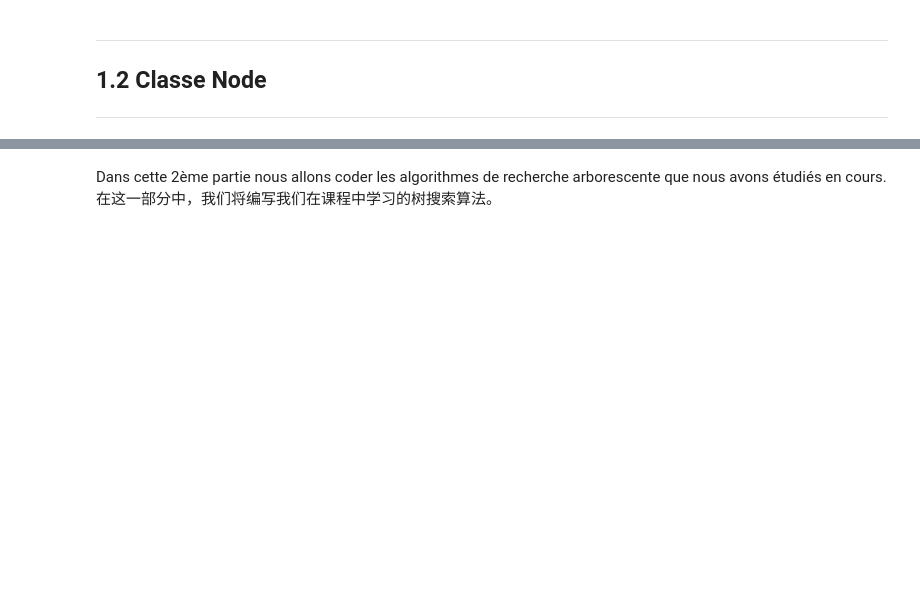
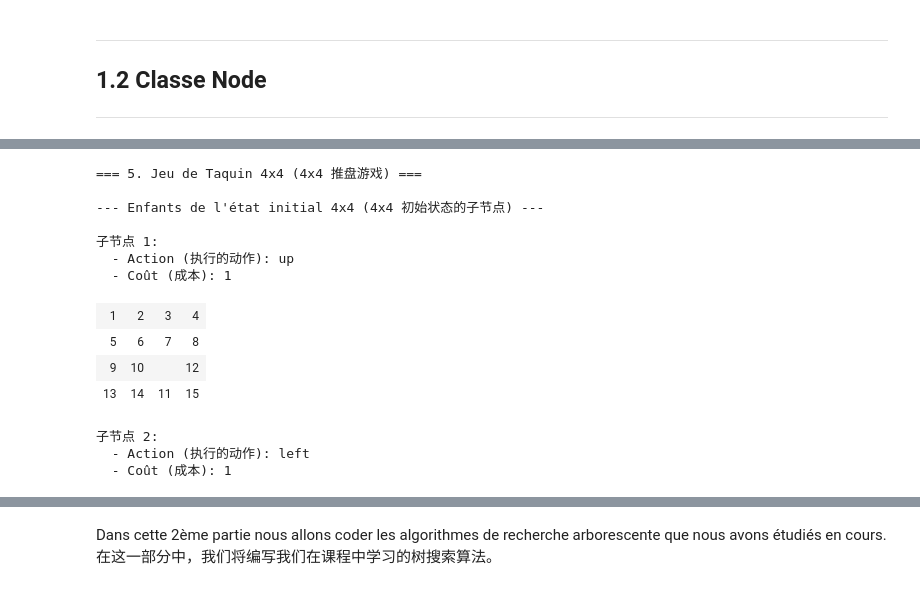
Before and after one commit to Kant-Righteous/AI-Learning, a Jupyter notebook: TP/Exercise/TP/TP1/翻译_TP_Recherche_Arborescente_Non_informee.ipynb, the cells around one changed output, grey strips where cells are left out. Saved outputs shown, nothing was run; the diff lists cells and outputs as text; code cells hidden in the pictures; blank space fills up the shorter version.

```diff
--- a/TP/Exercise/TP/TP1/翻译_TP_Recherche_Arborescente_Non_informee.ipynb
+++ b/TP/Exercise/TP/TP1/翻译_TP_Recherche_Arborescente_Non_informee.ipynb
@@ -242,2 +301,68 @@ class Node:
 5. Répétez toutes les étapes pour un jeu de taquin 4x4.
 5. 对 4x4 推盘游戏重复所有步骤。
+# %%
+# ==========================================
+# 第一部分：3x3 推盘游戏
+# ==========================================
+print("=== 1. Jeu de Taquin 3x3 (3x3 推盘游戏) ===")
+
+# 1. 创建 3x3 游戏实例
+initial_state_3x3 = [
+    [1, 2, 3],
+    [4, 0, 6],  # 0 在中间
+    [7, 5, 8]
+]
+goal_state_3x3 = [
+    [1, 2, 3],
+    [4, 5, 6],
+    [7, 8, 0]
+]
+problem_3x3 = Taquin(initial_state_3x3, goal_state_3x3, size=3)
+
+# 2. 创建代表初始状态的节点 (根节点)
+root_node_3x3 = Node(problem_3x3.initial_state)
+
+# 3. & 4. 扩展当前节点，获取所有子节点，并打印动作、成本和可视化
+# expand() 方法会自动调用 actions() 和 child_node()
+children_3x3 = root_node_3x3.expand(problem_3x3)
+
+print("\n--- Enfants de l'état initial (初始状态的子节点) ---")
+for i, child in enumerate(children_3x3):
+    print(f"\n子节点 {i+1}:")
+    print(f"  - Action (执行的动作): {child.action}")
+    print(f"  - Coût (成本): {problem_3x3.cost(root_node_3x3.state, child.action)}")
+    visualize_state(child.state)
+
+
+# ==========================================
+# 第二部分：4x4 推盘游戏
+# ==========================================
+print("\n\n=== 5. Jeu de Taquin 4x4 (4x4 推盘游戏) ===")
+
+# 重复上述步骤
+initial_state_4x4 = [
+    [1, 2, 3, 4],
+    [5, 6, 7, 8],
+    [9, 10, 11, 12],
+    [13, 14, 0, 15]
+]
+goal_state_4x4 = [
+    [1, 2, 3, 4],
+    [5, 6, 7, 8],
+    [9, 10, 11, 12],
+    [13, 14, 15, 0]
+]
+
+problem_4x4 = Taquin(initial_state_4x4, goal_state_4x4, size=4)
+root_node_4x4 = Node(problem_4x4.initial_state)
+
+# 扩展并可视化
+children_4x4 = root_node_4x4.expand(problem_4x4)
+
+print("\n--- Enfants de l'état initial 4x4 (4x4 初始状态的子节点) ---")
+for i, child in enumerate(children_4x4):
+    print(f"\n子节点 {i+1}:")
+    print(f"  - Action (执行的动作): {child.action}")
+    print(f"  - Coût (成本): {problem_4x4.cost(root_node_4x4.state, child.action)}")
+    visualize_state(child.state)
+# %% [output]
@@ -243,0 +397,14 @@ class Node:
+=== 5. Jeu de Taquin 4x4 (4x4 推盘游戏) ===
+
+--- Enfants de l'état initial 4x4 (4x4 初始状态的子节点) ---
+
+子节点 1:
+  - Action (执行的动作): up
+  - Coût (成本): 1
+| 1 | 2 | 3 | 4 |
+| 5 | 6 | 7 | 8 |
+| 9 | 10 |  | 12 |
+| 13 | 14 | 11 | 15 |
+子节点 2:
+  - Action (执行的动作): left
+  - Coût (成本): 1
```
Also changed, not shown: parts of 22 cells of this notebook, 1 other file.
